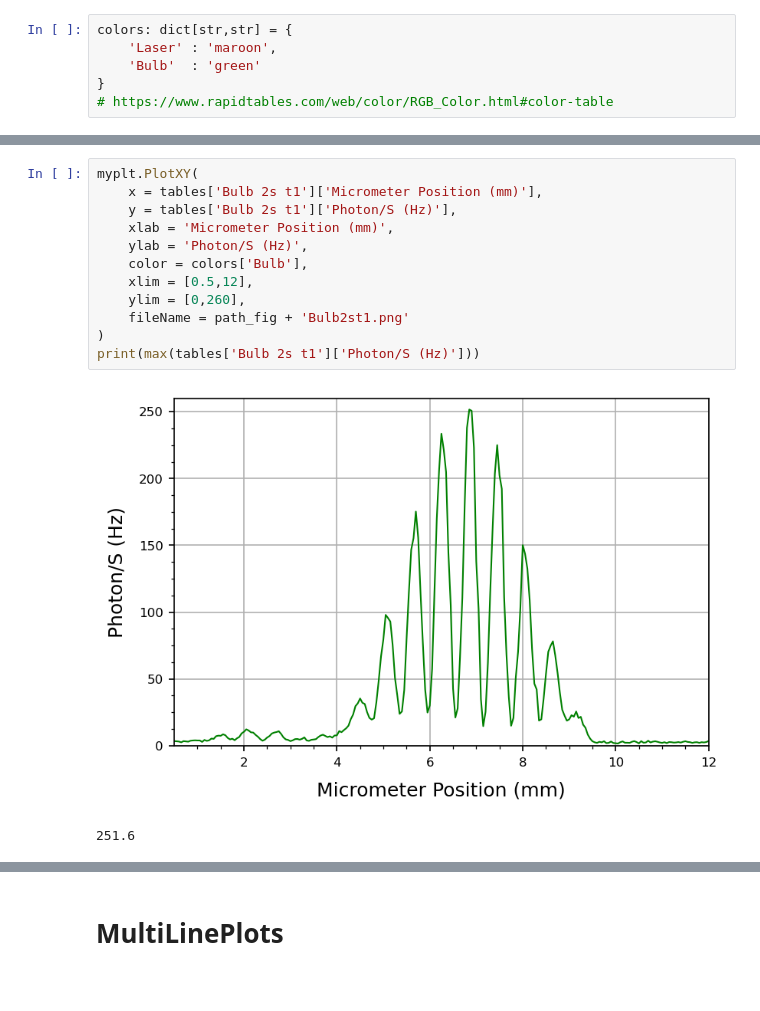
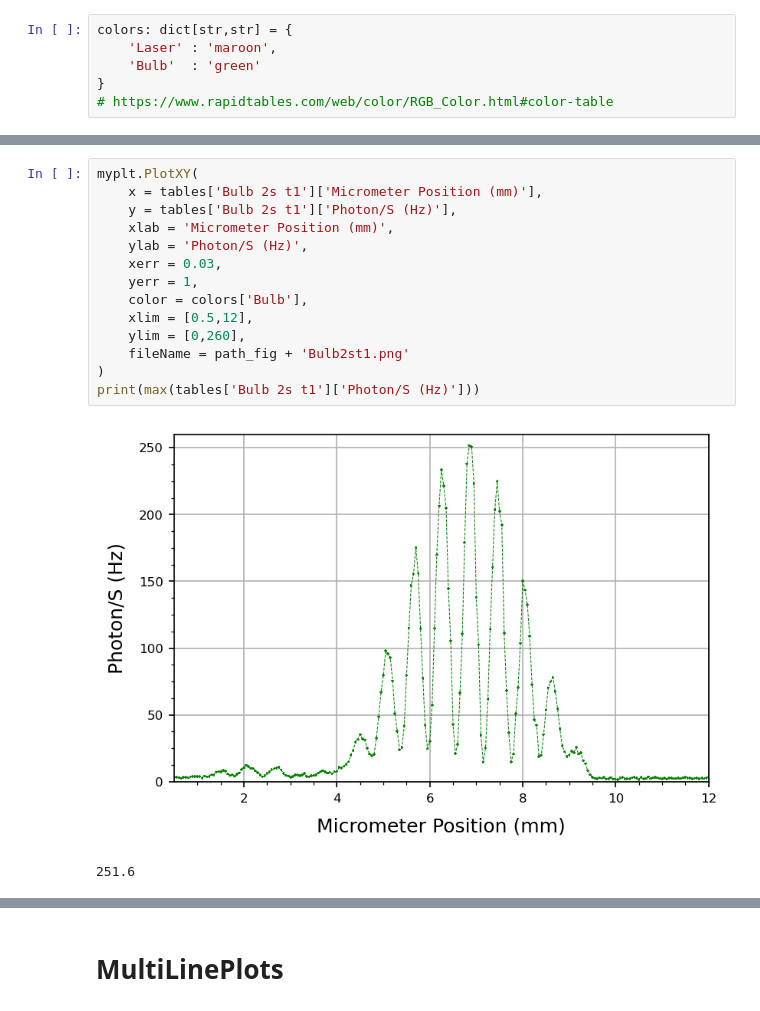
Before and after one commit to parallax-xallaraq/PHSX616, a Jupyter notebook: Lab1 - Two Slit Interference/Code/BasicDataPlotting.ipynb, the cells around one changed output, grey strips where cells are left out. Saved outputs shown, nothing was run; the diff lists cells and outputs as text.

```diff
--- a/Lab1 - Two Slit Interference/Code/BasicDataPlotting.ipynb
+++ b/Lab1 - Two Slit Interference/Code/BasicDataPlotting.ipynb
@@ -93,17 +97,19 @@ print(max(tables['Laser 2s']['Voltage (V)']))
 # %%
 myplt.PlotXY(
     x = tables['Bulb 2s t1']['Micrometer Position (mm)'],
     y = tables['Bulb 2s t1']['Photon/S (Hz)'],
     xlab = 'Micrometer Position (mm)',
     ylab = 'Photon/S (Hz)',
+    xerr = 0.03,
+    yerr = 1,
     color = colors['Bulb'],
     xlim = [0.5,12],
     ylim = [0,260],
     fileName = path_fig + 'Bulb2st1.png'
 )
 print(max(tables['Bulb 2s t1']['Photon/S (Hz)']))
 # %% [output]
-[figure, old version]
+[figure, new version]
 251.6
 # %%
 myplt.PlotXY(
```
Also changed, not shown: parts of 10 cells of this notebook, 24 other files.
